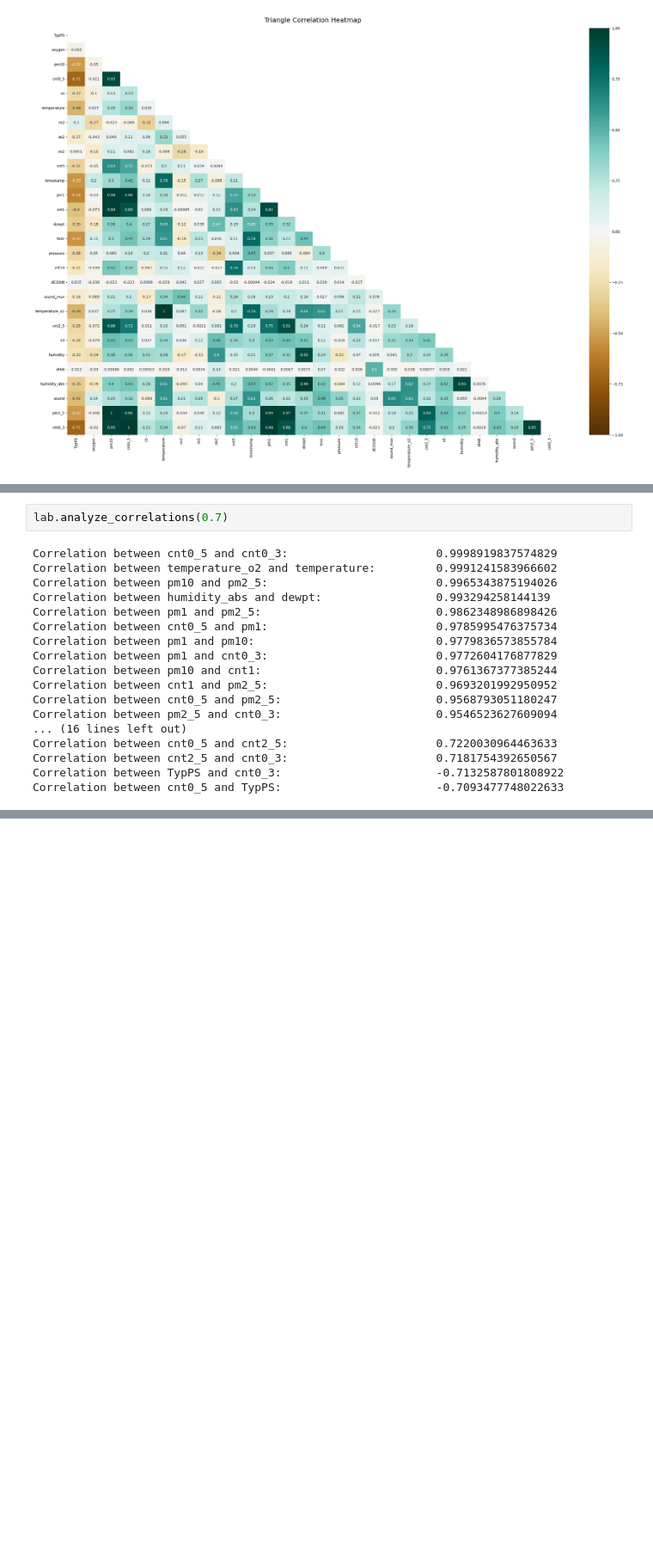
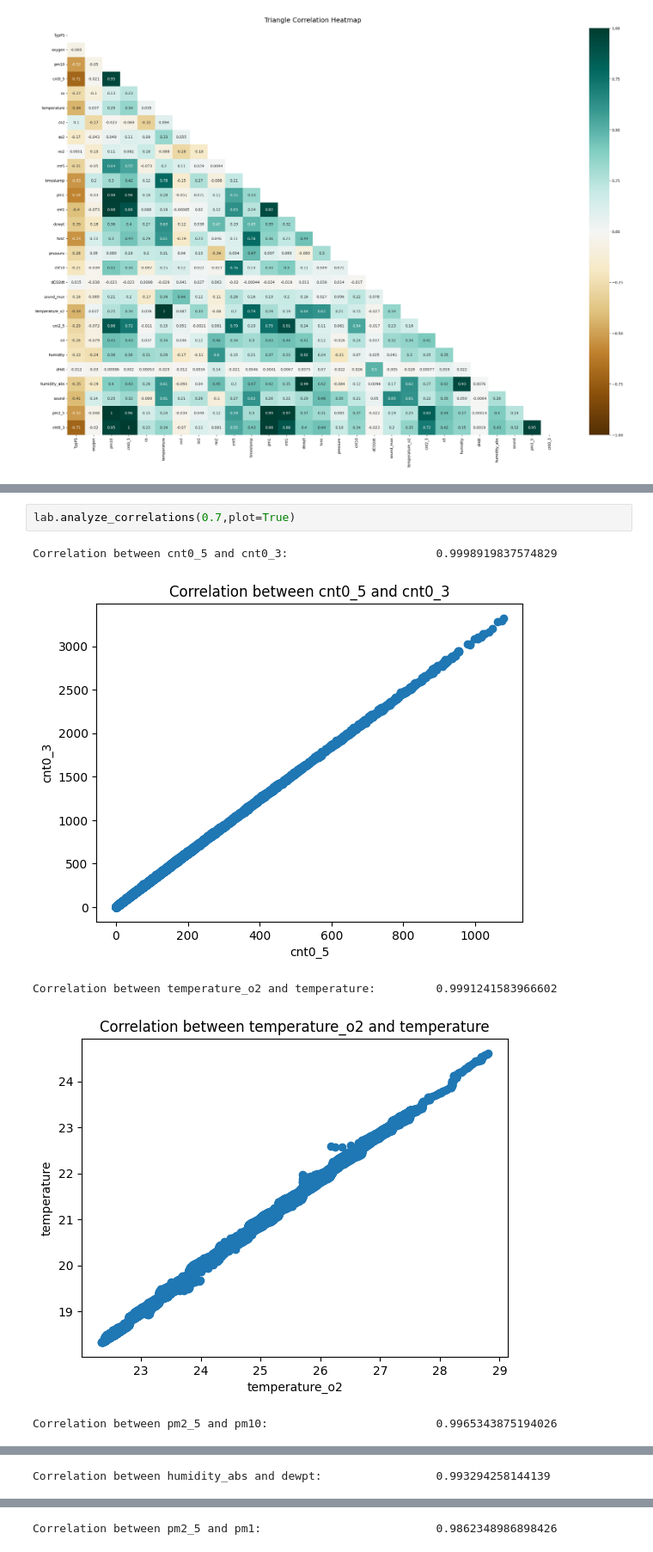
Before and after one commit to Dragnee1Natsu/Air-q-Projekt, a Jupyter notebook: Data_Analysis.ipynb, the cells around one changed output, grey strips where cells are left out. Shown at 86% size. Cells and saved outputs as stored; diff of their text form; blank space fills up the shorter version.

```diff
--- a/Data_Analysis.ipynb
+++ b/Data_Analysis.ipynb
@@ -18,20 +21,8 @@ lab.triangle_correlation_heatmap()
 # %%
-lab.analyze_correlations(0.7)
+lab.analyze_correlations(0.7,plot=True)
 # %% [output]
 Correlation between cnt0_5 and cnt0_3:                      0.9998919837574829
-Correlation between temperature_o2 and temperature:         0.9991241583966602
-Correlation between pm10 and pm2_5:                         0.9965343875194026
-Correlation between humidity_abs and dewpt:                 0.993294258144139
-Correlation between pm1 and pm2_5:                          0.9862348986898426
-Correlation between cnt0_5 and pm1:                         0.9785995476375734
-Correlation between pm1 and pm10:                           0.9779836573855784
-Correlation between pm1 and cnt0_3:                         0.9772604176877829
-Correlation between pm10 and cnt1:                          0.9761367377385244
-Correlation between cnt1 and pm2_5:                         0.9693201992950952
-Correlation between cnt0_5 and pm2_5:                       0.9568793051180247
-Correlation between pm2_5 and cnt0_3:                       0.9546523627609094
-... (16 lines left out)
-Correlation between cnt0_5 and cnt2_5:                      0.7220030964463633
-Correlation between cnt2_5 and cnt0_3:                      0.7181754392650567
-Correlation between TypPS and cnt0_3:                       -0.7132587801808922
-Correlation between cnt0_5 and TypPS:                       -0.7093477748022633
+[figure, added]
+Correlation between temperature_o2 and temperature:         0.9991241583966602
+[figure, added]
+Correlation between pm2_5 and pm10:                         0.9965343875194026
@@ -37,0 +30 @@ Correlation between cnt0_5 and TypPS:                       -0.7093477748022633
+Correlation between humidity_abs and dewpt:                 0.993294258144139
@@ -37,0 +32 @@ Correlation between cnt0_5 and TypPS:                       -0.7093477748022633
+Correlation between pm2_5 and pm1:                          0.9862348986898426
```
Also changed, not shown: parts of 22 cells of this notebook, 2 other files.
